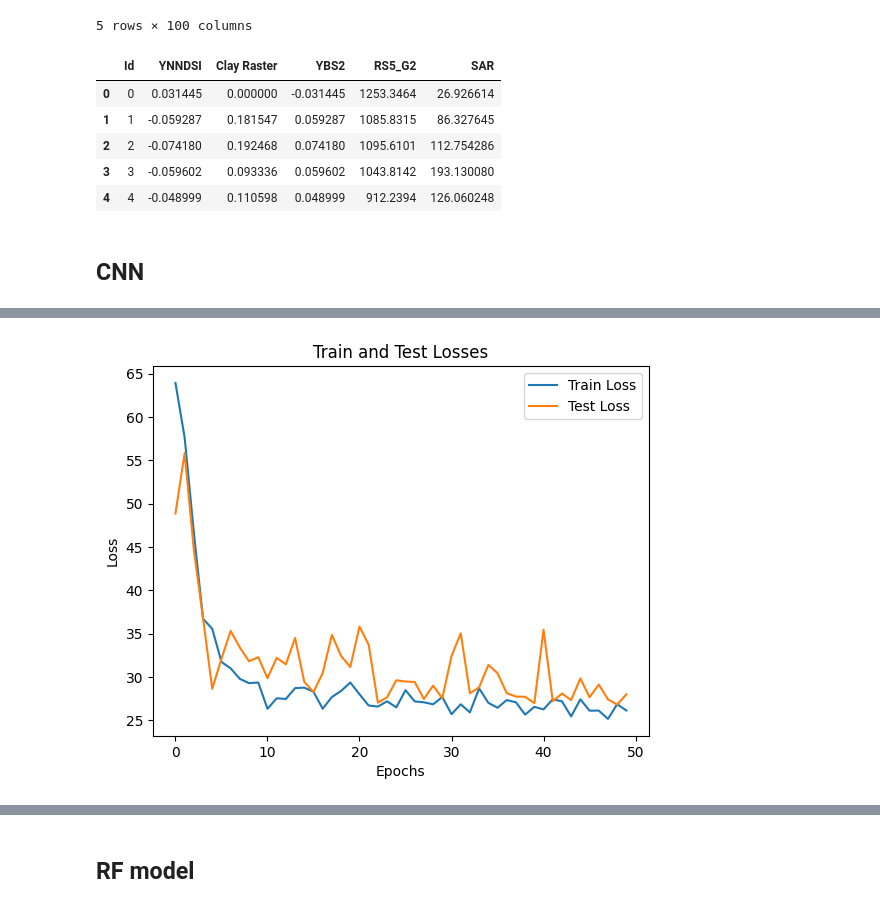
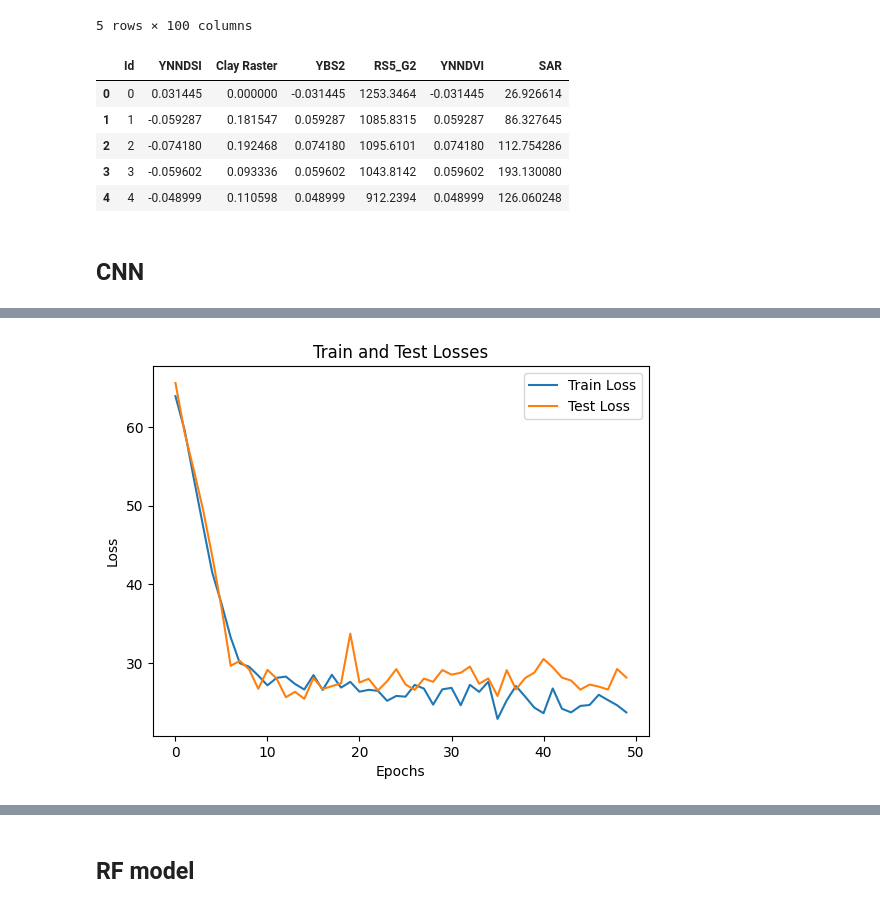
Before and after one commit to Emmanuel461/PML_2023_2024, a Jupyter notebook: Final_work/Codes/Modeling.ipynb, the cells around one changed output, grey strips where cells are left out. Saved outputs shown, nothing was run; the diff lists cells and outputs as text; code cells hidden in the pictures.

Commit message:
Update - Model over the raster

```diff
--- a/Final_work/Codes/Modeling.ipynb
+++ b/Final_work/Codes/Modeling.ipynb
@@ -31,16 +31,16 @@ data.head()
 # %%
 # Select from data the index selected
 
-data_for_model = data[['Id','YNNDSI', 'Clay Raster','YBS2','RS5_G2','SAR']]
+data_for_model = data[['Id','YNNDSI', 'Clay Raster','YBS2','RS5_G2','YNNDVI','SAR']]
 
 data_for_model.head()
 # %% [output]
-|  | Id | YNNDSI | Clay Raster | YBS2 | RS5_G2 | SAR |
-| 0 | 0 | 0.031445 | 0.000000 | -0.031445 | 1253.3464 | 26.926614 |
-| 1 | 1 | -0.059287 | 0.181547 | 0.059287 | 1085.8315 | 86.327645 |
-| 2 | 2 | -0.074180 | 0.192468 | 0.074180 | 1095.6101 | 112.754286 |
-| 3 | 3 | -0.059602 | 0.093336 | 0.059602 | 1043.8142 | 193.130080 |
-| 4 | 4 | -0.048999 | 0.110598 | 0.048999 | 912.2394 | 126.060248 |
+|  | Id | YNNDSI | Clay Raster | YBS2 | RS5_G2 | YNNDVI | SAR |
+| 0 | 0 | 0.031445 | 0.000000 | -0.031445 | 1253.3464 | -0.031445 | 26.926614 |
+| 1 | 1 | -0.059287 | 0.181547 | 0.059287 | 1085.8315 | 0.059287 | 86.327645 |
+| 2 | 2 | -0.074180 | 0.192468 | 0.074180 | 1095.6101 | 0.074180 | 112.754286 |
+| 3 | 3 | -0.059602 | 0.093336 | 0.059602 | 1043.8142 | 0.059602 | 193.130080 |
+| 4 | 4 | -0.048999 | 0.110598 | 0.048999 | 912.2394 | 0.048999 | 126.060248 |
 # %%
 X = data_for_model[['YNNDSI', 'Clay Raster','YBS2','RS5_G2']]
 y = data_for_model[['SAR']]
@@ -65,7 +65,7 @@ count = len(lista)
 
 # Definir parámetros del modelo
 input_size = count  # Número de características
-hidden_size = 132
+hidden_size = 32
 batch_size = 32
 num_epochs = 50
 learning_rate = 0.1
@@ -180,4 +180,4 @@ Epoch [50/50], Train Loss: 26.123891961084652, Test Loss: 27.992962811444258
-[figure, old version]
+[figure, new version]
 # %%
 import matplotlib.pyplot as plt
 import seaborn as sns
```
Also changed, not shown: parts of 11 cells of this notebook, 6 other files.
